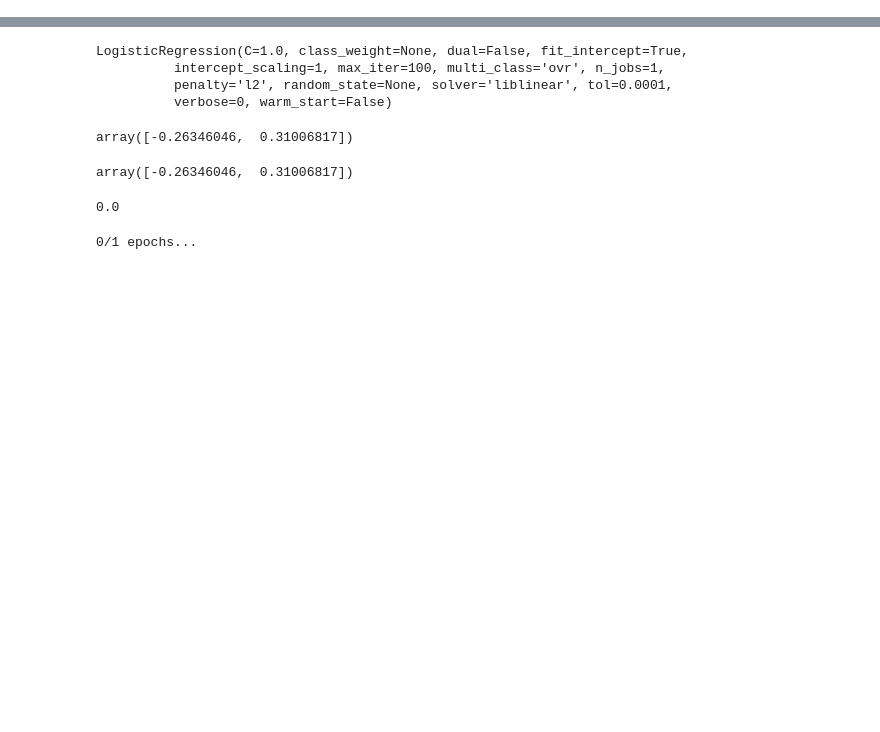
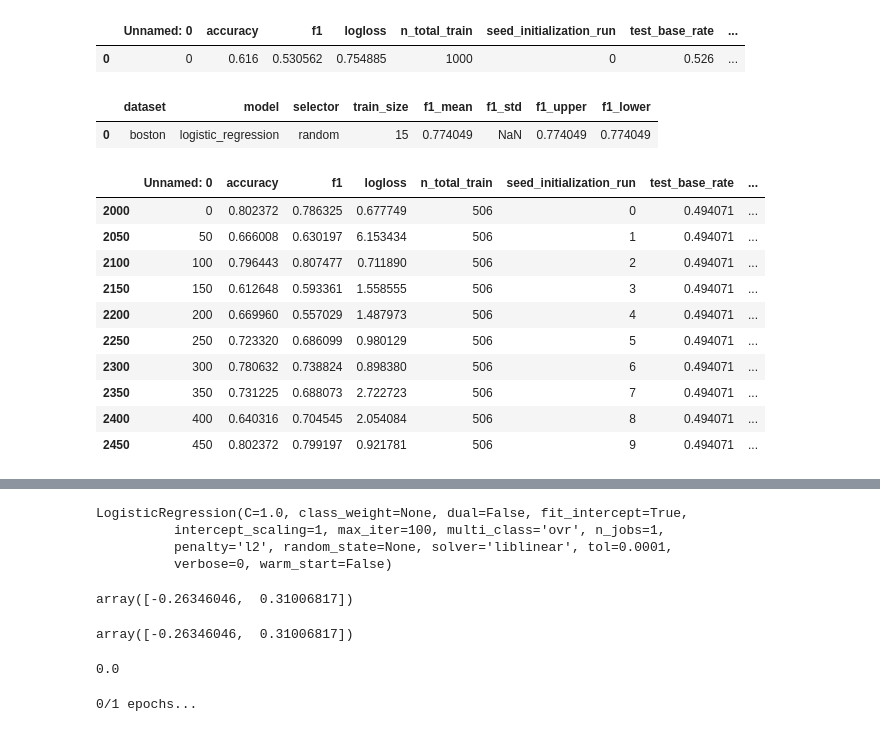
Before and after one commit to melkherj/puddle, a Jupyter notebook: puddle/Testing.ipynb, the cells around one changed output, grey strips where cells are left out. Saved outputs shown, nothing was run; the diff lists cells and outputs as text; code cells hidden in the pictures; blank space fills up the shorter version.

```diff
--- a/puddle/Testing.ipynb
+++ b/puddle/Testing.ipynb
@@ -3,0 +99,15 @@ import pandas as pd
+# %%
+df.head(1)
+# %% [output]
+|  | Unnamed: 0 | accuracy | f1 | logloss | n_total_train | seed_initialization_run | test_base_rate | ... |
+| 0 | 0 | 0.616 | 0.530562 | 0.754885 | 1000 | 0 | 0.526 | ... |
+# %%
+agg = df.groupby(['dataset', 'model', 'selector', 'train_size']).agg({'f1':['mean', 'std']})
+agg.columns = ['_'.join(col).strip() for col in agg.columns.values]
+agg['f1_upper'] = agg["f1_mean"]+agg['f1_std'].fillna(0)
+agg['f1_lower'] = agg["f1_mean"]-agg['f1_std'].fillna(0)
+agg = agg.reset_index()
+agg.head(1)
+# %% [output]
+|  | dataset | model | selector | train_size | f1_mean | f1_std | f1_upper | f1_lower |
+| 0 | boston | logistic_regression | random | 15 | 0.774049 | NaN | 0.774049 | 0.774049 |
@@ -3,0 +118,14 @@ import pandas as pd
+# %%
+df.loc[(df["dataset"]=='boston') & (df['selector']=='random') & (df['train_size']==15)].head(10)
+# %% [output]
+|  | Unnamed: 0 | accuracy | f1 | logloss | n_total_train | seed_initialization_run | test_base_rate | ... |
+| 2000 | 0 | 0.802372 | 0.786325 | 0.677749 | 506 | 0 | 0.494071 | ... |
+| 2050 | 50 | 0.666008 | 0.630197 | 6.153434 | 506 | 1 | 0.494071 | ... |
+| 2100 | 100 | 0.796443 | 0.807477 | 0.711890 | 506 | 2 | 0.494071 | ... |
+| 2150 | 150 | 0.612648 | 0.593361 | 1.558555 | 506 | 3 | 0.494071 | ... |
+| 2200 | 200 | 0.669960 | 0.557029 | 1.487973 | 506 | 4 | 0.494071 | ... |
+| 2250 | 250 | 0.723320 | 0.686099 | 0.980129 | 506 | 5 | 0.494071 | ... |
+| 2300 | 300 | 0.780632 | 0.738824 | 0.898380 | 506 | 6 | 0.494071 | ... |
+| 2350 | 350 | 0.731225 | 0.688073 | 2.722723 | 506 | 7 | 0.494071 | ... |
+| 2400 | 400 | 0.640316 | 0.704545 | 2.054084 | 506 | 8 | 0.494071 | ... |
+| 2450 | 450 | 0.802372 | 0.799197 | 0.921781 | 506 | 9 | 0.494071 | ... |
```
Also changed, not shown: parts of 44 cells of this notebook, 17 other files.
